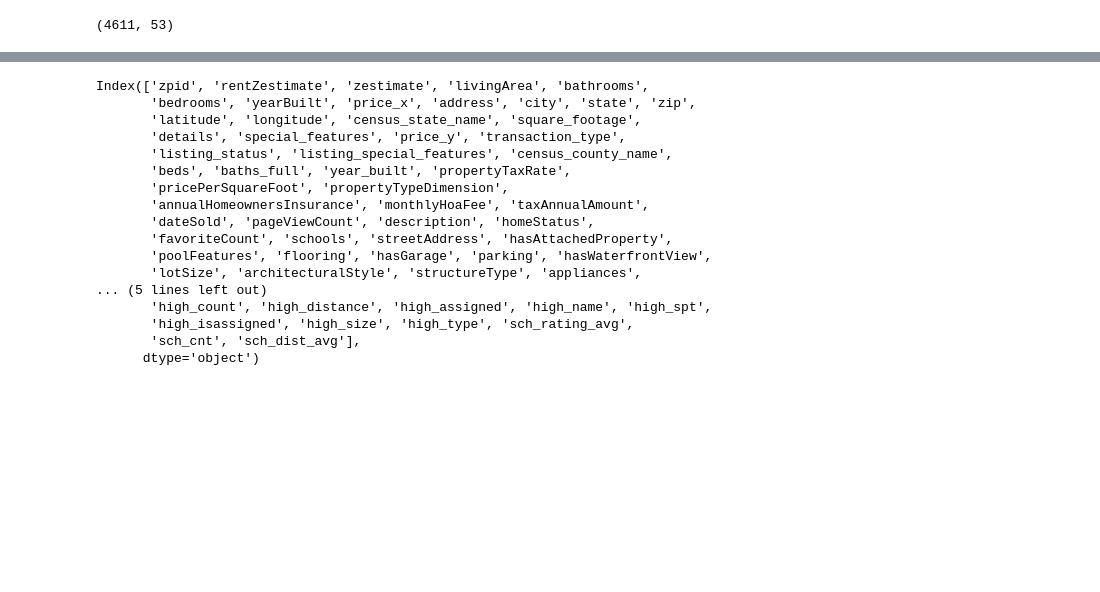
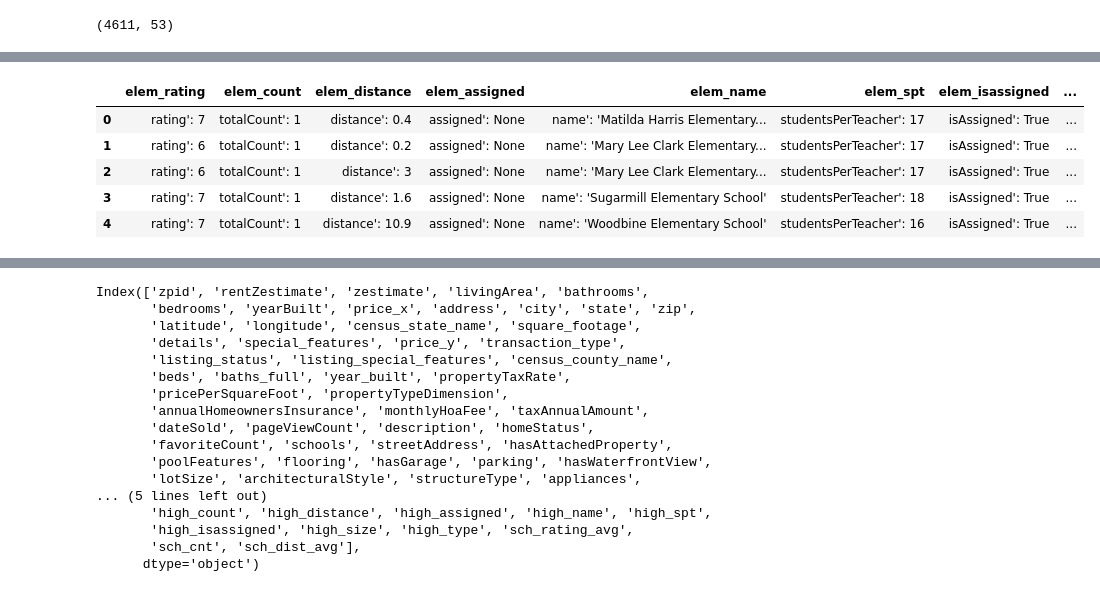
Before and after one commit to nsharma73/capstone_haystack, a Jupyter notebook: WebScrapeUsingRapidAPI.ipynb, the cells around one changed output, grey strips where cells are left out. Saved outputs shown, nothing was run; the diff lists cells and outputs as text; code cells hidden in the pictures; blank space fills up the shorter version.

```diff
--- a/WebScrapeUsingRapidAPI.ipynb
+++ b/WebScrapeUsingRapidAPI.ipynb
@@ -832,0 +881,9 @@ final_df_end.shape
+# %%
+schools.head()
+# %% [output]
+|  | elem_rating | elem_count | elem_distance | elem_assigned | elem_name | elem_spt | elem_isassigned | ... |
+| 0 | rating': 7 | totalCount': 1 | distance': 0.4 | assigned': None | name': 'Matilda Harris Elementary... | studentsPerTeacher': 17 | isAssigned': True | ... |
+| 1 | rating': 6 | totalCount': 1 | distance': 0.2 | assigned': None | name': 'Mary Lee Clark Elementary... | studentsPerTeacher': 17 | isAssigned': True | ... |
+| 2 | rating': 6 | totalCount': 1 | distance': 3 | assigned': None | name': 'Mary Lee Clark Elementary... | studentsPerTeacher': 17 | isAssigned': True | ... |
+| 3 | rating': 7 | totalCount': 1 | distance': 1.6 | assigned': None | name': 'Sugarmill Elementary School' | studentsPerTeacher': 18 | isAssigned': True | ... |
+| 4 | rating': 7 | totalCount': 1 | distance': 10.9 | assigned': None | name': 'Woodbine Elementary School' | studentsPerTeacher': 16 | isAssigned': True | ... |
```
Also changed, not shown: parts of 73 cells of this notebook.
